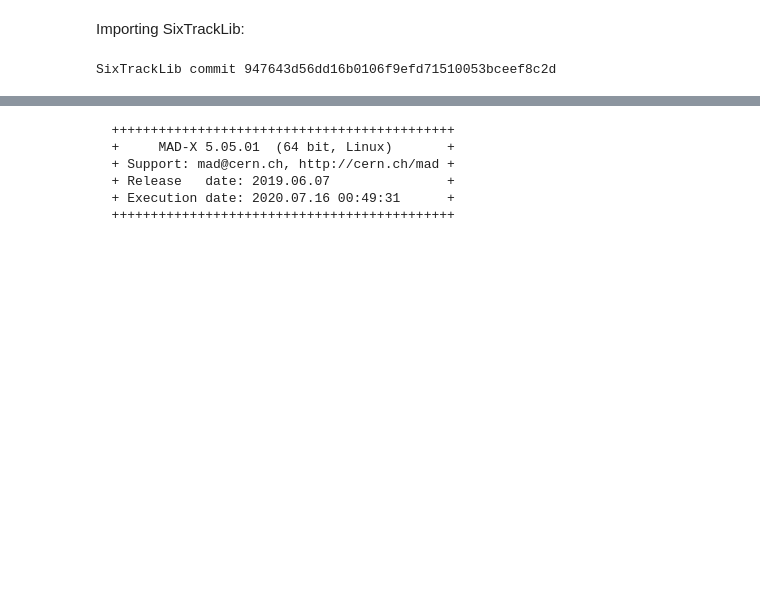
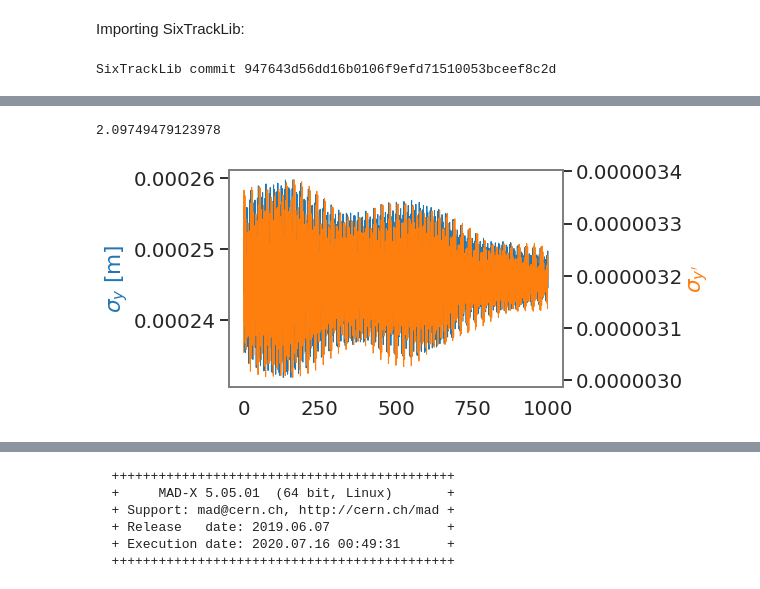
Before and after one commit to aoeftiger/pyhep2020, a Jupyter notebook: talk.ipynb, the cells around one changed output, grey strips where cells are left out. Drawn from its saved outputs; the diff is of its cells as text; code cells hidden in the pictures; blank space fills up the shorter version.

```diff
--- a/talk.ipynb
+++ b/talk.ipynb
@@ -340,0 +414,14 @@ if __name__ == '__main__':
+# %%
+pyht_beam.alpha_Twiss_x()
+# %% [output]
+2.09749479123978
+# %%
+plt.plot(np.std(y.reshape(1000, n_macroparticles), axis=1), lw=1)
+plt.grid(False)
+plt.ylabel('$\sigma_y$ [m]', color='C0')
+plt.twinx()
+plt.plot(np.std(py.reshape(1000, n_macroparticles), axis=1), lw=1, color='C1')
+plt.ylabel("$\sigma_{y'}$", color='C1')
+plt.grid(False)
+# %% [output]
+[figure, added]
```
Also changed, not shown: parts of 34 cells of this notebook.
